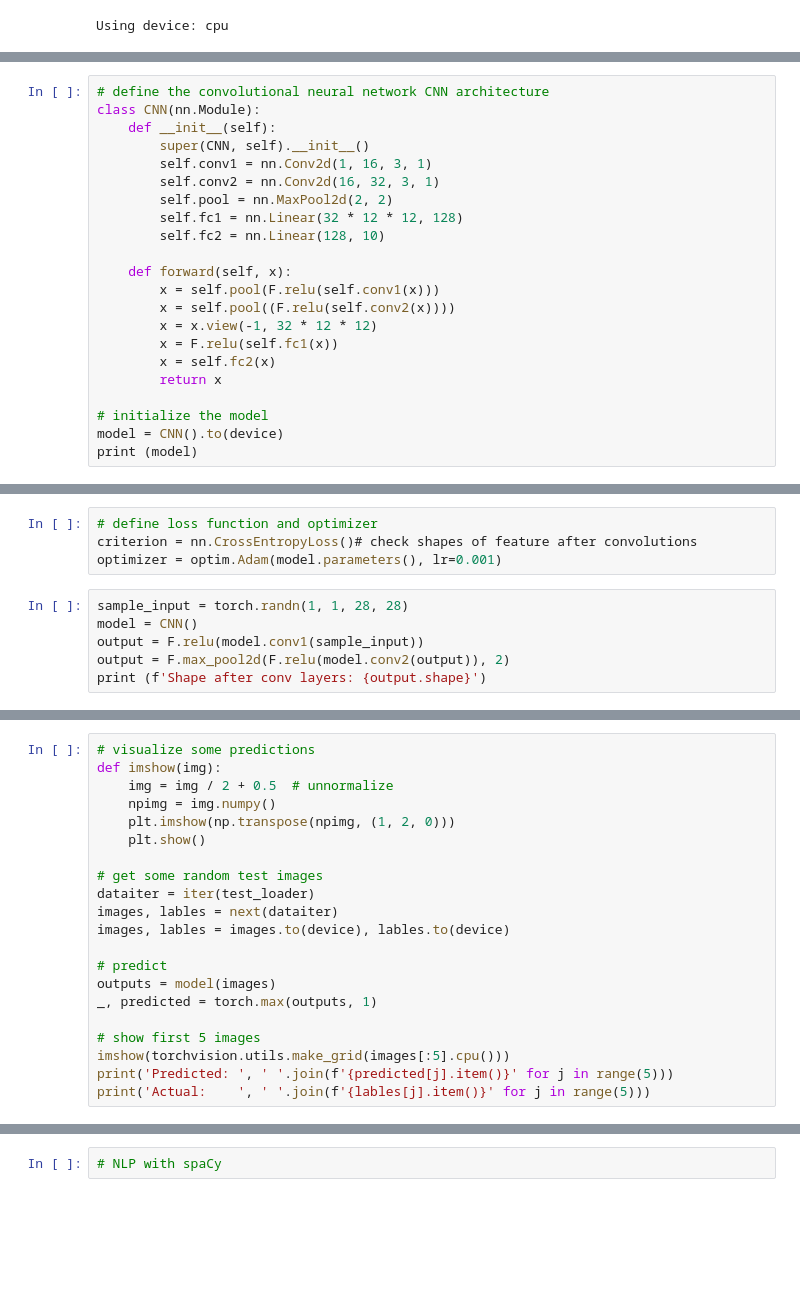
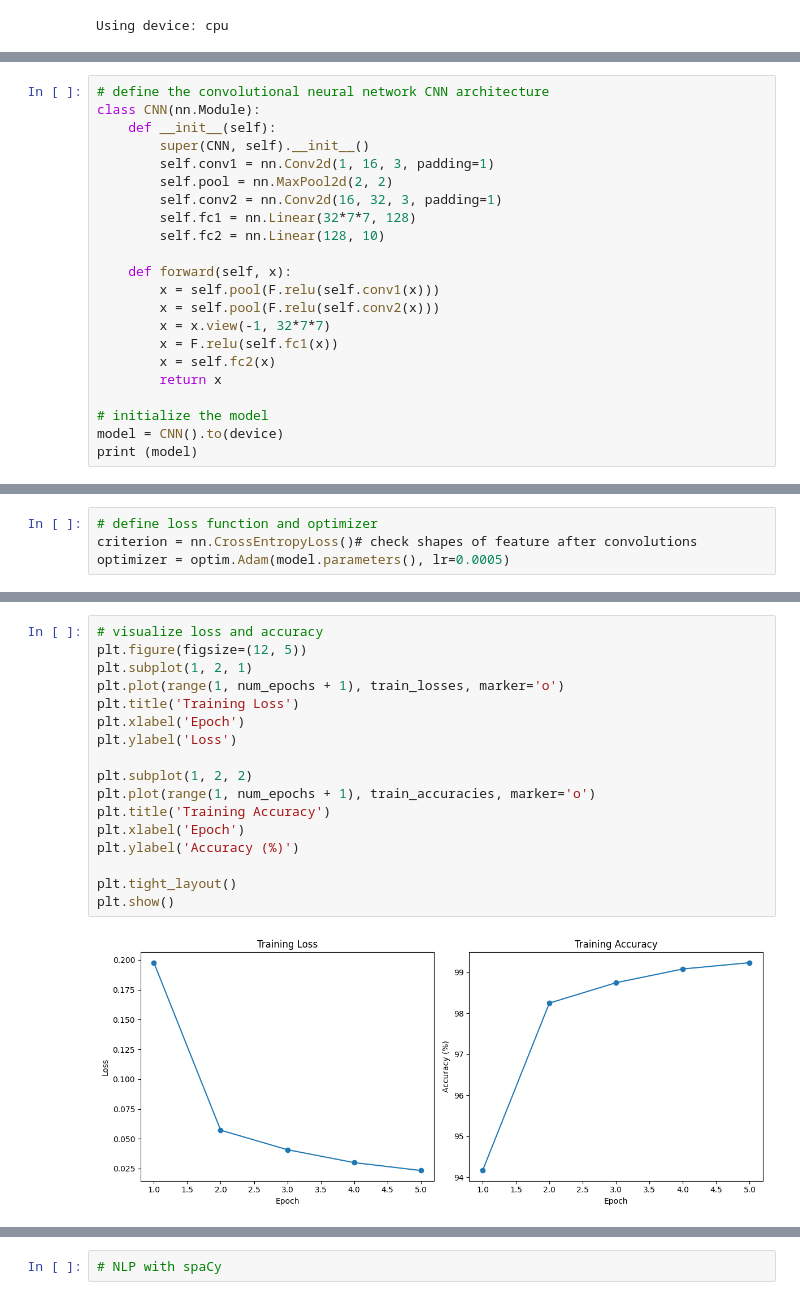
Before and after one commit to Erickpython/AI_tools-and-Libraries-, a Jupyter notebook: week3ML_DL_NLP.ipynb, the cells around one changed output, grey strips where cells are left out. Drawn from its saved outputs; the diff is of its cells as text; blank space fills up the shorter version.

```diff
--- a/week3ML_DL_NLP.ipynb
+++ b/week3ML_DL_NLP.ipynb
@@ -183,16 +183,16 @@ Training samples: 60000, Test samples: 10000
 class CNN(nn.Module):
     def __init__(self):
         super(CNN, self).__init__()
-        self.conv1 = nn.Conv2d(1, 16, 3, 1)
-        self.conv2 = nn.Conv2d(16, 32, 3, 1)
+        self.conv1 = nn.Conv2d(1, 16, 3, padding=1)
         self.pool = nn.MaxPool2d(2, 2)
-        self.fc1 = nn.Linear(32 * 12 * 12, 128)
+        self.conv2 = nn.Conv2d(16, 32, 3, padding=1)
+        self.fc1 = nn.Linear(32*7*7, 128)
         self.fc2 = nn.Linear(128, 10)
 
     def forward(self, x):
         x = self.pool(F.relu(self.conv1(x)))
-        x = self.pool((F.relu(self.conv2(x))))
-        x = x.view(-1, 32 * 12 * 12)
+        x = self.pool(F.relu(self.conv2(x)))
+        x = x.view(-1, 32*7*7)
         x = F.relu(self.fc1(x))
         x = self.fc2(x)
         return x
@@ -211,10 +211,4 @@ CNN(
 # %%
 # define loss function and optimizer
 criterion = nn.CrossEntropyLoss()# check shapes of feature after convolutions
-optimizer = optim.Adam(model.parameters(), lr=0.001)
+optimizer = optim.Adam(model.parameters(), lr=0.0005)
-# %%
-sample_input = torch.randn(1, 1, 28, 28)
-model = CNN()
-output = F.relu(model.conv1(sample_input))
-output = F.max_pool2d(F.relu(model.conv2(output)), 2)
-print (f'Shape after conv layers: {output.shape}')
@@ -262,21 +276,19 @@ print(f'Test Accuracy: {accuracy:.2f}%')
 # %%
-# visualize some predictions
-def imshow(img):
-    img = img / 2 + 0.5  # unnormalize
-    npimg = img.numpy()
-    plt.imshow(np.transpose(npimg, (1, 2, 0)))
-    plt.show()
+# visualize loss and accuracy
+plt.figure(figsize=(12, 5))
+plt.subplot(1, 2, 1)
+plt.plot(range(1, num_epochs + 1), train_losses, marker='o')
+plt.title('Training Loss')
+plt.xlabel('Epoch')
+plt.ylabel('Loss')
 
-# get some random test images
-dataiter = iter(test_loader)
-images, lables = next(dataiter)
-images, lables = images.to(device), lables.to(device)
+plt.subplot(1, 2, 2)
+plt.plot(range(1, num_epochs + 1), train_accuracies, marker='o')
+plt.title('Training Accuracy')
+plt.xlabel('Epoch')
+plt.ylabel('Accuracy (%)')
 
-# predict
-outputs = model(images)
-_, predicted = torch.max(outputs, 1)
-
-# show first 5 images
-imshow(torchvision.utils.make_grid(images[:5].cpu()))
-print('Predicted: ', ' '.join(f'{predicted[j].item()}' for j in range(5)))
-print('Actual:    ', ' '.join(f'{lables[j].item()}' for j in range(5)))
+plt.tight_layout()
+plt.show()
+# %% [output]
+[figure, added]
```
Also changed, not shown: parts of 13 cells of this notebook, 21 other files.
